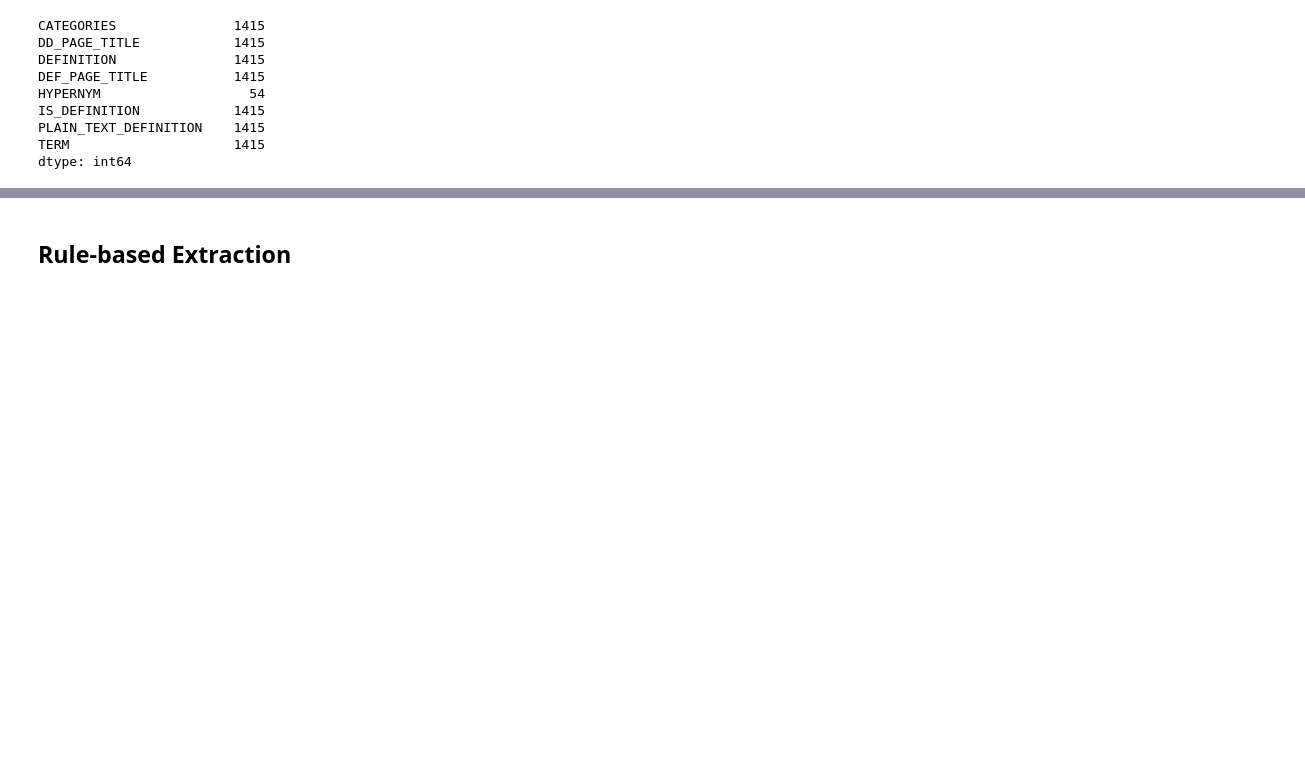
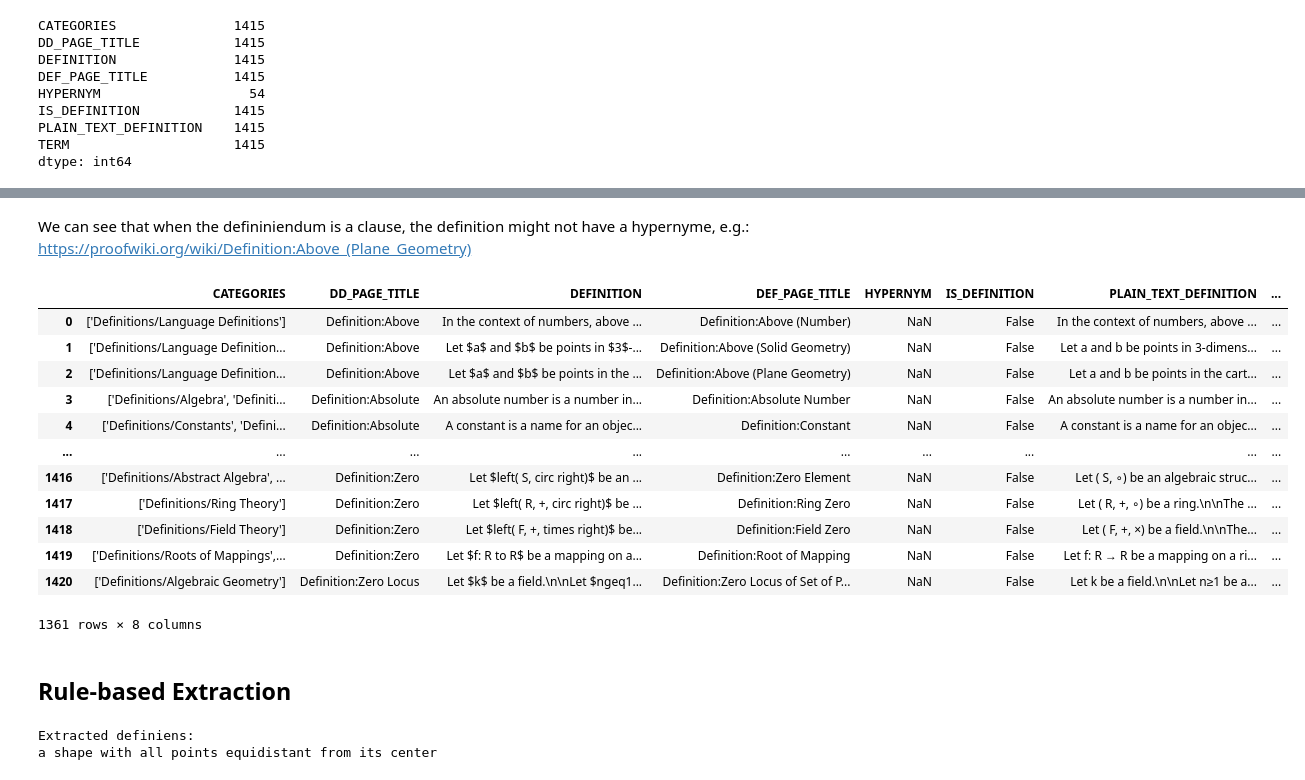
Before and after one commit to sufianj/MathTermDisambiguation, a Jupyter notebook: 10.ExtractHypernyms.ipynb, the cells around one changed output, grey strips where cells are left out. Cells and saved outputs as stored; diff of their text form; code cells hidden in the pictures; blank space fills up the shorter version.

```diff
--- a/10.ExtractHypernyms.ipynb
+++ b/10.ExtractHypernyms.ipynb
@@ -101,5 +165,23 @@ df_proofwiki_hyper[True == df_proofwiki_hyper['IS_DEFINITION']]
 | 1196 | ['Definitions/Sound', 'Definition... | Definition:Sound | Sound is the vibration of an elas... | Definition:Sound (Physics) | vibration | True | Sound is the vibration of an elas... | ... |
 | 1247 | ['Definitions/Systems (Electronic... | Definition:System | A system is a configuration of el... | Definition:System (Electronics) | configuration | True | A system is a configuration of el... | ... |
 | 1409 | ['Definitions/Language Definitions'] | Definition:Word | A word in natural language is int... | Definition:Word (Natural Language) | understood | True | A word in natural language is int... | ... |
+# %% [markdown]
+We can see that when the defininiendum is a clause, the definition might not have a hypernyme, e.g.: https://proofwiki.org/wiki/Definition:Above_(Plane_Geometry)
+# %%
+df_proofwiki_hyper[False == df_proofwiki_hyper['IS_DEFINITION']]
+# %% [output]
+|  | CATEGORIES | DD_PAGE_TITLE | DEFINITION | DEF_PAGE_TITLE | HYPERNYM | IS_DEFINITION | PLAIN_TEXT_DEFINITION | ... |
+| 0 | ['Definitions/Language Definitions'] | Definition:Above | In the context of numbers, above ... | Definition:Above (Number) | NaN | False | In the context of numbers, above ... | ... |
+| 1 | ['Definitions/Language Definition... | Definition:Above | Let $a$ and $b$ be points in $3$-... | Definition:Above (Solid Geometry) | NaN | False | Let a and b be points in 3-dimens... | ... |
+| 2 | ['Definitions/Language Definition... | Definition:Above | Let $a$ and $b$ be points in the ... | Definition:Above (Plane Geometry) | NaN | False | Let a and b be points in the cart... | ... |
+| 3 | ['Definitions/Algebra', 'Definiti... | Definition:Absolute | An absolute number is a number in... | Definition:Absolute Number | NaN | False | An absolute number is a number in... | ... |
+| 4 | ['Definitions/Constants', 'Defini... | Definition:Absolute | A constant is a name for an objec... | Definition:Constant | NaN | False | A constant is a name for an objec... | ... |
+| ... | ... | ... | ... | ... | ... | ... | ... | ... |
+| 1416 | ['Definitions/Abstract Algebra', ... | Definition:Zero | Let $left( S, circ right)$ be an ... | Definition:Zero Element | NaN | False | Let ( S, ∘) be an algebraic struc... | ... |
+| 1417 | ['Definitions/Ring Theory'] | Definition:Zero | Let $left( R, +, circ right)$ be ... | Definition:Ring Zero | NaN | False | Let ( R, +, ∘) be a ring.\n\nThe ... | ... |
+| 1418 | ['Definitions/Field Theory'] | Definition:Zero | Let $left( F, +, times right)$ be... | Definition:Field Zero | NaN | False | Let ( F, +, ×) be a field.\n\nThe... | ... |
+| 1419 | ['Definitions/Roots of Mappings',... | Definition:Zero | Let $f: R to R$ be a mapping on a... | Definition:Root of Mapping | NaN | False | Let f: R → R be a mapping on a ri... | ... |
+| 1420 | ['Definitions/Algebraic Geometry'] | Definition:Zero Locus | Let $k$ be a field.\n\nLet $ngeq1... | Definition:Zero Locus of Set of P... | NaN | False | Let k be a field.\n\nLet n≥1 be a... | ... |
+1361 rows × 8 columns
 # %% [markdown]
 ## Rule-based Extraction
@@ -105,0 +190,25 @@ df_proofwiki_hyper[True == df_proofwiki_hyper['IS_DEFINITION']]
+# %%
+def extract_definiens(definition):
+    """
+    Extracts the definiens from a mathematical definition using regular expressions.
+    This assumes the definition follows a pattern where 'is' or similar verbs introduce the definiens.
+    """
+    # Regular expression to capture the definiens after phrases like "is", "are", "refers to", etc.
+    definiens_pattern = r'\b(?:is|are|refers to|means|can be defined as)\b\s(.+?)\.'
+
+    # Find matches
+    match = re.search(definiens_pattern, definition)
+
+    if match:
+        return match.group(1).strip()
+    else:
+        return "No definiens found."
+
+# Example usage
+definition = "A circle is a shape with all points equidistant from its center."
+definiens = extract_definiens(definition)
+print("Extracted definiens:")
+print(definiens)
+# %% [output]
+Extracted definiens:
+a shape with all points equidistant from its center
```
Also changed, not shown: parts of 7 cells of this notebook, 1 other file.
